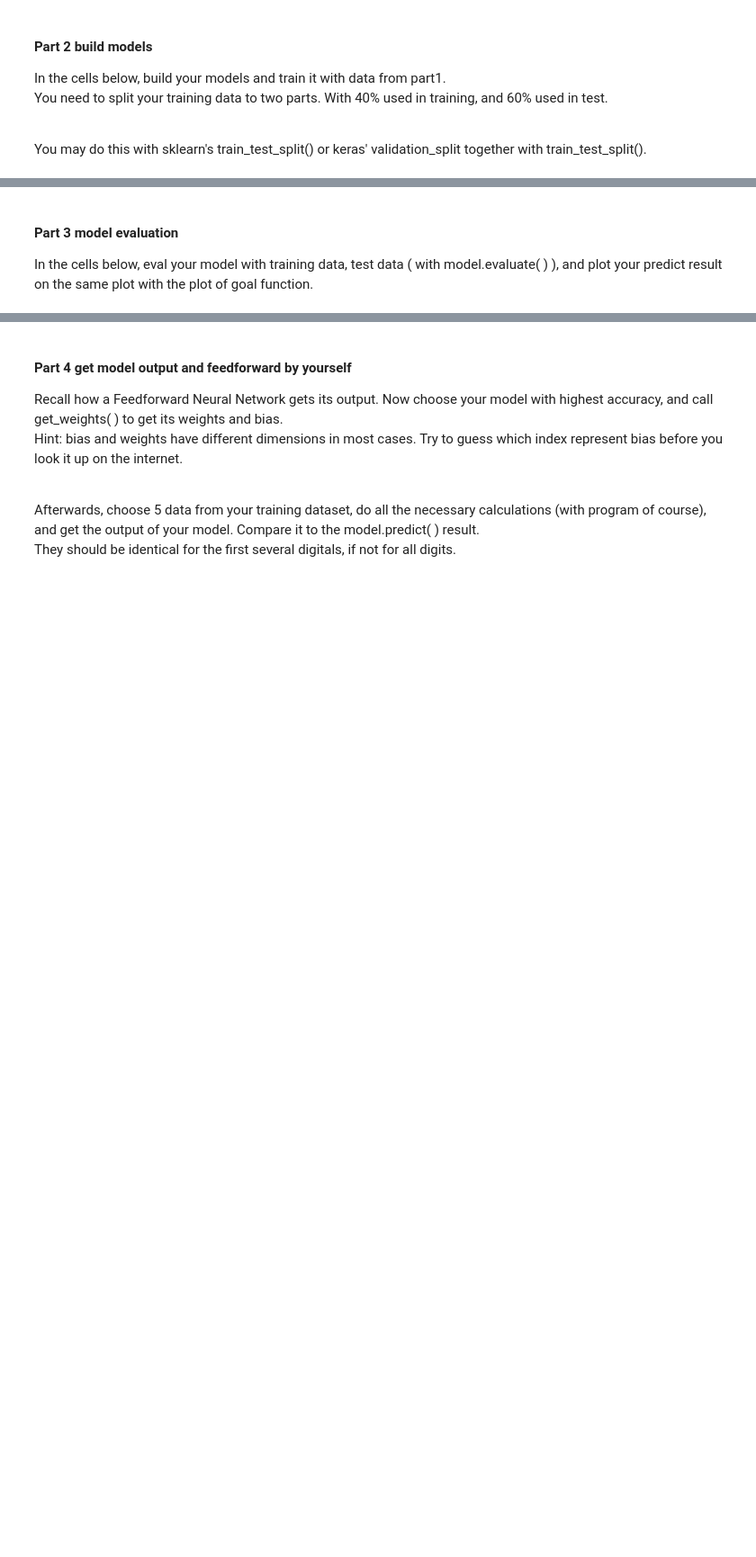
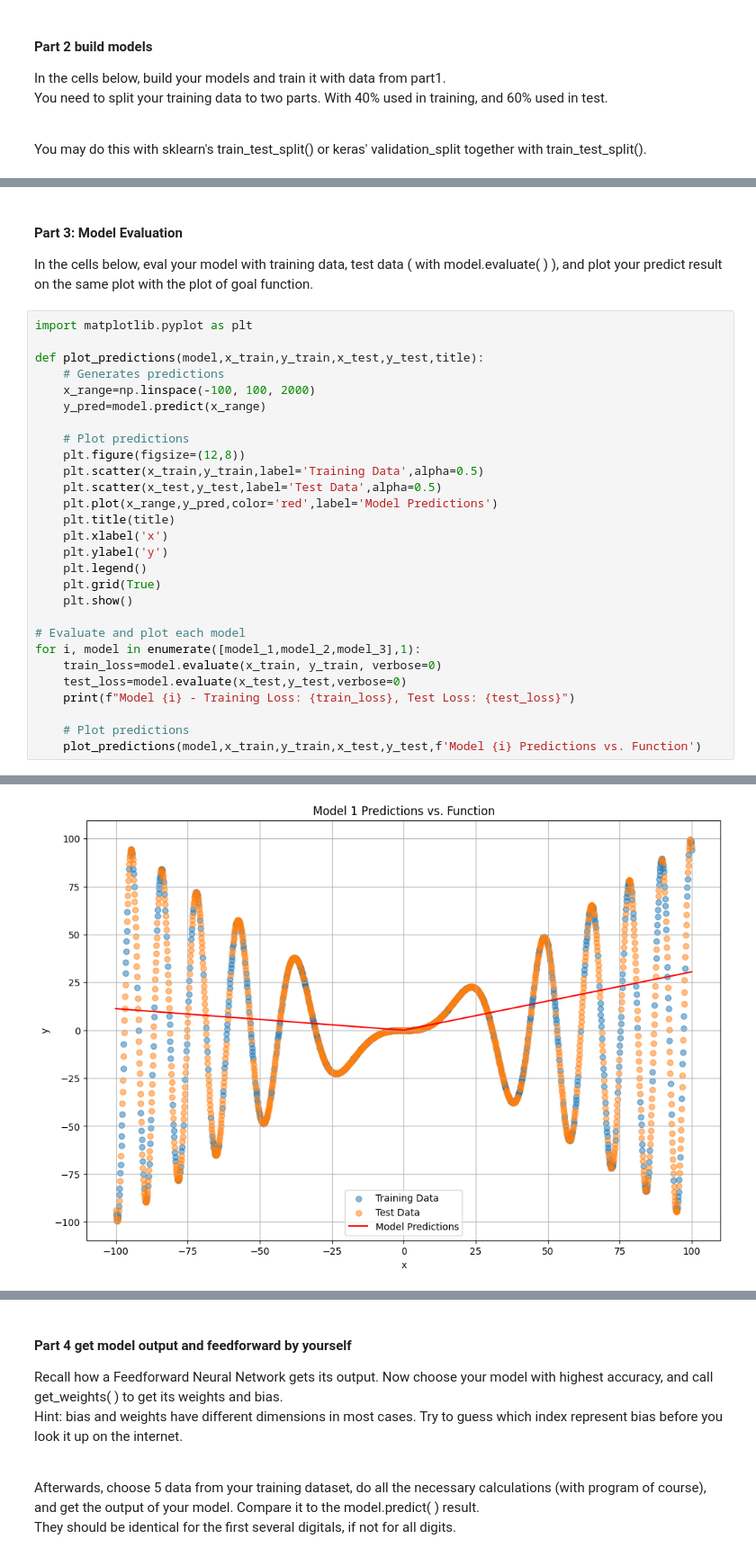
Before and after one commit to eugenechei/cpsc_483, a Jupyter notebook: lab_1/Lab1 Understanding Feedforward Neural Network.ipynb, the cells around one changed output, grey strips where cells are left out. Shown at 90% size. Saved outputs shown, nothing was run; the diff lists cells and outputs as text; blank space fills up the shorter version.

Commit message:
Routine commit - Part 4

```diff
--- a/lab_1/Lab1 Understanding Feedforward Neural Network.ipynb
+++ b/lab_1/Lab1 Understanding Feedforward Neural Network.ipynb
@@ -119,4 +131,33 @@ model_3.compile(optimizer='adam',loss='mean_squared_error')
 # %% [markdown]
-#### Part 3 model evaluation
+#### Part 3: Model Evaluation
 
 In the cells below, eval your model with training data, test data ( with model.evaluate( ) ), and plot your predict result on the same plot with the plot of goal function.
+# %%
+import matplotlib.pyplot as plt
+
+def plot_predictions(model,x_train,y_train,x_test,y_test,title):
+    # Generates predictions
+    x_range=np.linspace(-100, 100, 2000)
+    y_pred=model.predict(x_range)
+
+    # Plot predictions
+    plt.figure(figsize=(12,8))
+    plt.scatter(x_train,y_train,label='Training Data',alpha=0.5)
+    plt.scatter(x_test,y_test,label='Test Data',alpha=0.5)
+    plt.plot(x_range,y_pred,color='red',label='Model Predictions')
+    plt.title(title)
+    plt.xlabel('x')
+    plt.ylabel('y')
+    plt.legend()
+    plt.grid(True)
+    plt.show()
+
+# Evaluate and plot each model
+for i, model in enumerate([model_1,model_2,model_3],1):
+    train_loss=model.evaluate(x_train, y_train, verbose=0)
+    test_loss=model.evaluate(x_test,y_test,verbose=0)
+    print(f"Model {i} - Training Loss: {train_loss}, Test Loss: {test_loss}")
+
+    # Plot predictions
+    plot_predictions(model,x_train,y_train,x_test,y_test,f'Model {i} Predictions vs. Function')
+# %% [output]
@@ -122,0 +166 @@ In the cells below, eval your model with training data, test data ( with model.e
+[figure, added]
```
Also changed, not shown: parts of 9 cells of this notebook.
